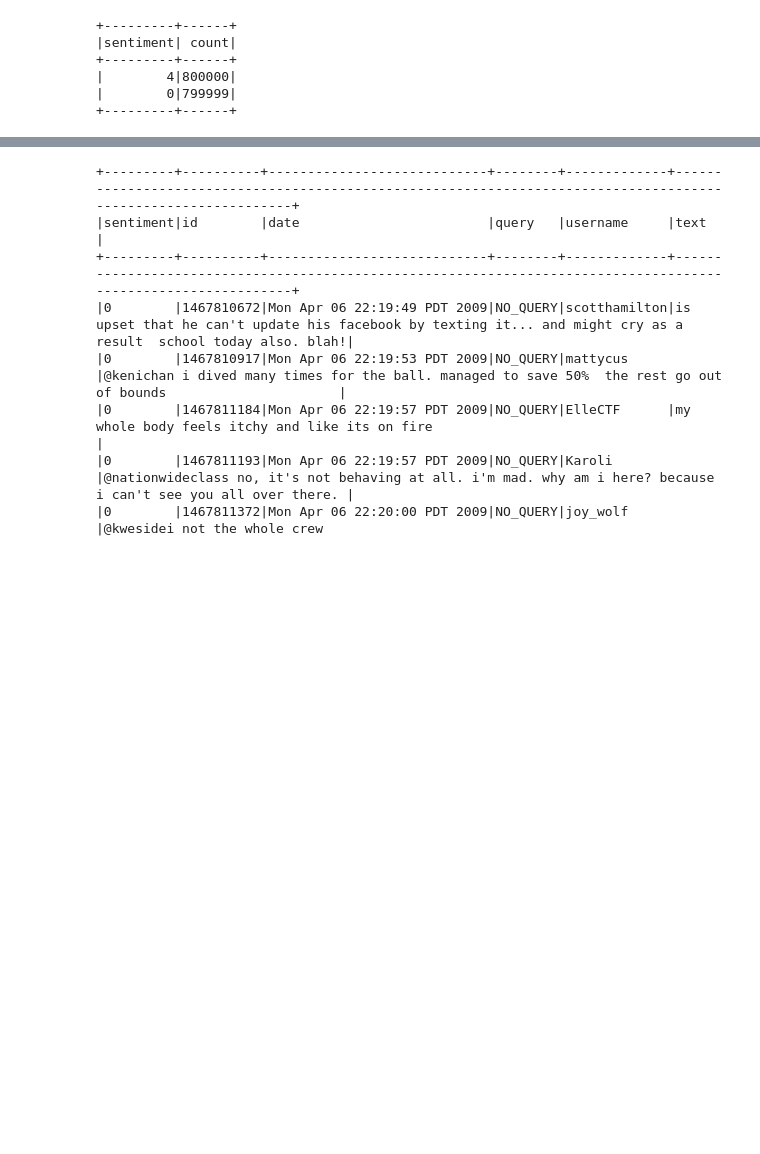
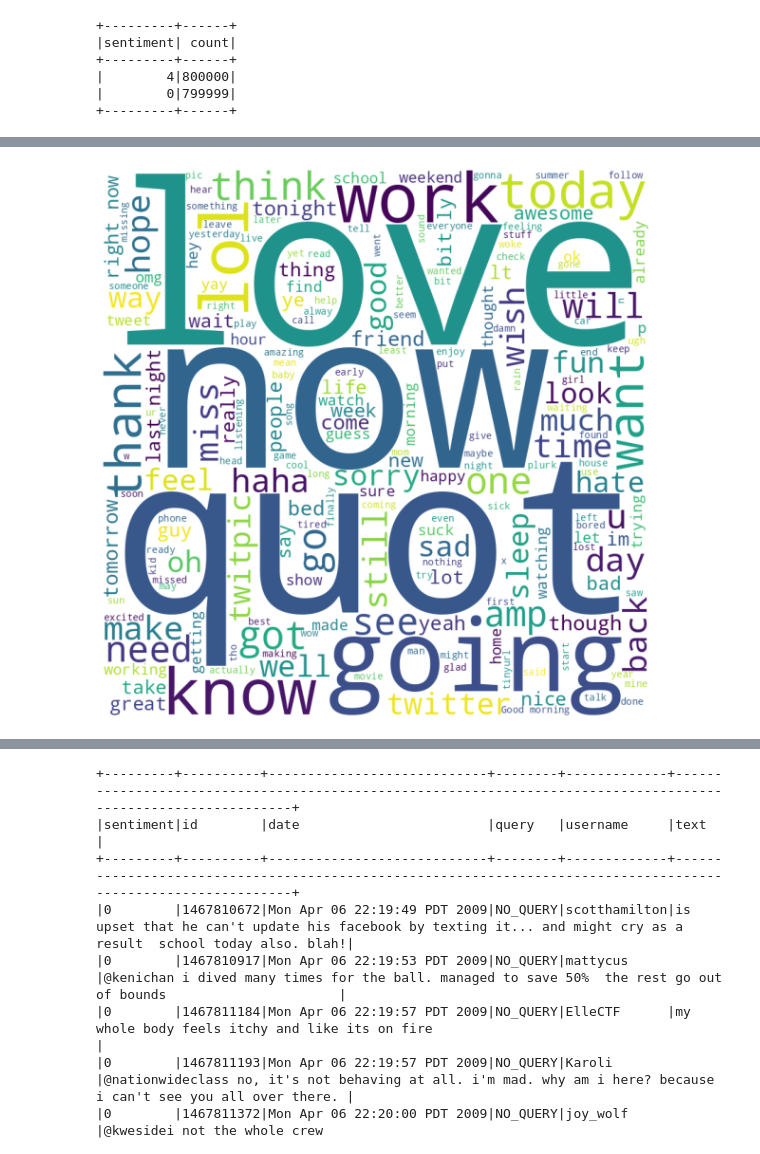
Before and after one commit to rasikaghadge/dsbda-min-project, a Jupyter notebook: sentiment_Analysis.ipynb, the cells around one changed output, grey strips where cells are left out. Cells and saved outputs as stored; diff of their text form; code cells hidden in the pictures; blank space fills up the shorter version.

```diff
--- a/sentiment_Analysis.ipynb
+++ b/sentiment_Analysis.ipynb
@@ -94,3 +142,29 @@ display(df2)
+# %%
+from wordcloud import WordCloud, STOPWORDS
+import matplotlib.pyplot as plt
+
+# Extract all text from the 'text' column as a list of strings and join them into a single string
+all_text = ' '.join(df2.select('text').rdd.flatMap(lambda x: x).collect())
+
+# Set stopwords to remove from the word cloud
+stopwords = set(STOPWORDS)
+
+# Generate a word cloud image with the most common words
+wordcloud = WordCloud(width = 800, height = 800,
+                      background_color ='white',
+                      stopwords = stopwords,
+                      min_font_size = 10).generate(all_text)
+
+# Plot the word cloud
+plt.figure(figsize = (8, 8), facecolor = None)
+plt.imshow(wordcloud)
+plt.axis("off")
+plt.tight_layout(pad = 0)
+
+# Show the word cloud
+plt.show()
+# %% [output]
+[figure, added]
 # %%
 import numpy as np
 import matplotlib.pyplot as plt
```
Also changed, not shown: parts of 27 cells of this notebook.
